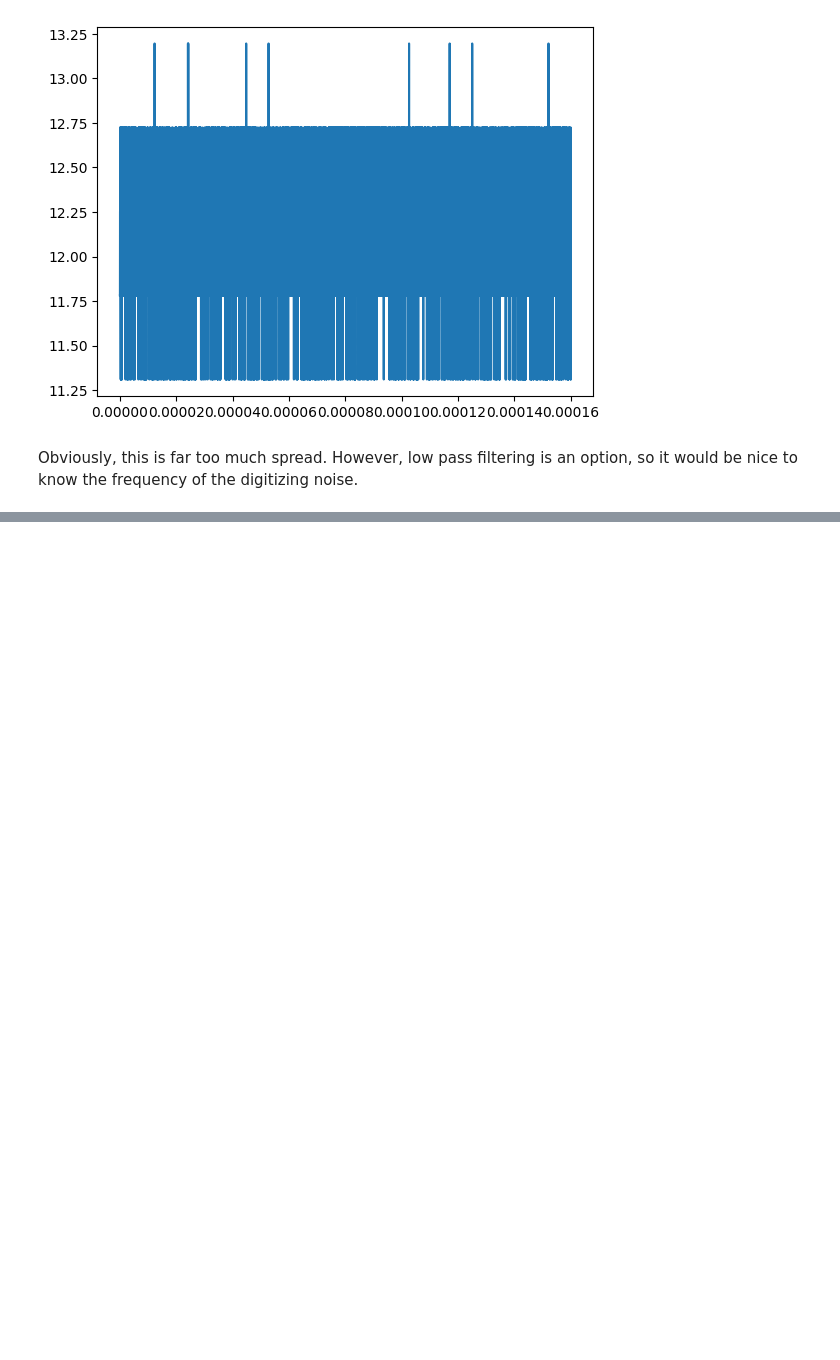
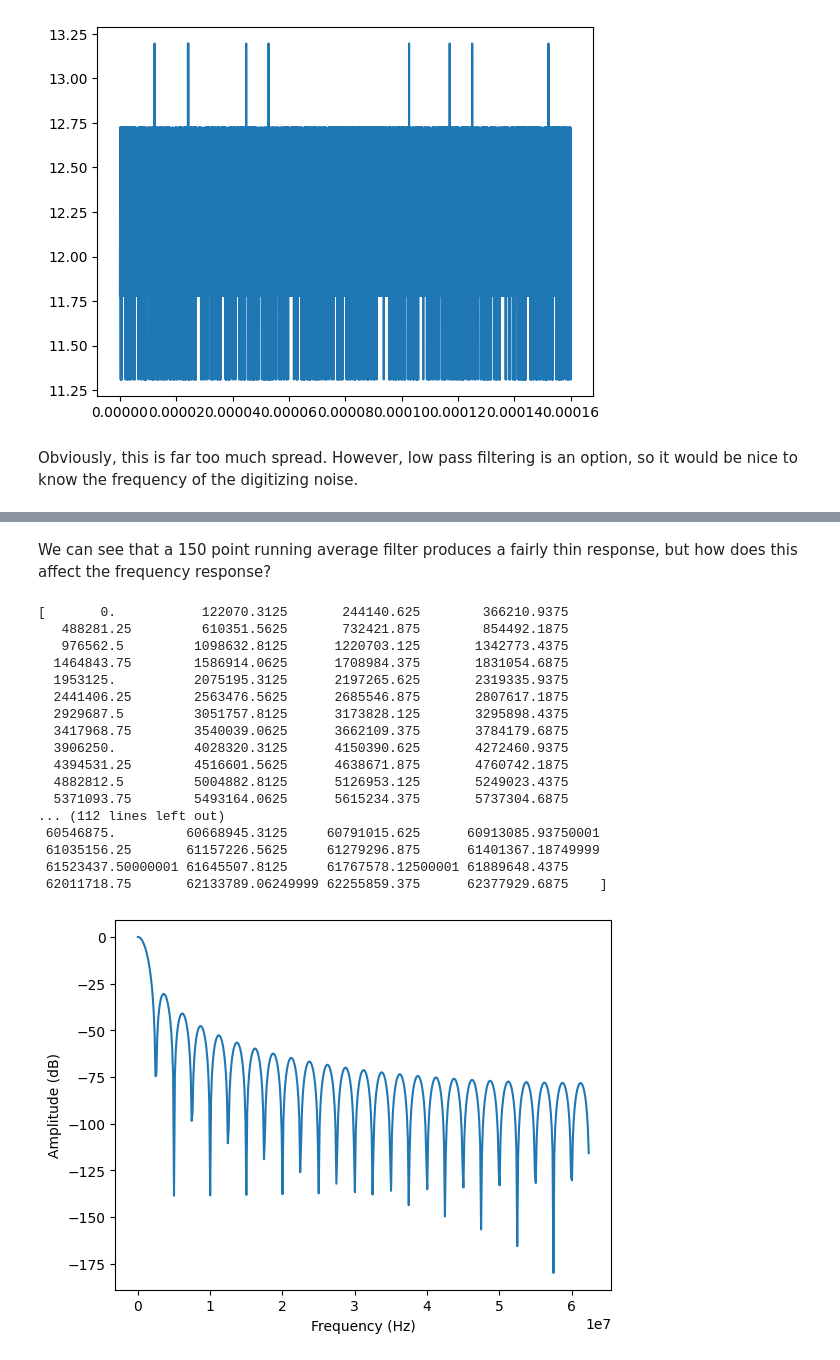
Before and after one commit to schuyler4/voltpeek, a Jupyter notebook: expierment/quantization_noise.ipynb, the cells around one changed output, grey strips where cells are left out. Cells and saved outputs as stored; diff of their text form; code cells hidden in the pictures; blank space fills up the shorter version.

```diff
--- a/expierment/quantization_noise.ipynb
+++ b/expierment/quantization_noise.ipynb
@@ -51,0 +69,31 @@ plt.show()
+# %% [markdown]
+We can see that a 150 point running average filter produces a fairly thin response, but how does this affect the frequency response?
+# %%
+Fs = 125e6
+w, HH = signal.freqz(hh)
+ff = (w*Fs)/(2*np.pi)
+print(ff)
+HH = 20*np.log(HH)
+plt.plot(ff, HH)
+plt.xlabel("Frequency (Hz)")
+plt.ylabel("Amplitude (dB)")
+plt.show()
+# %% [output]
+[       0.           122070.3125       244140.625        366210.9375
+   488281.25         610351.5625       732421.875        854492.1875
+   976562.5         1098632.8125      1220703.125       1342773.4375
+  1464843.75        1586914.0625      1708984.375       1831054.6875
+  1953125.          2075195.3125      2197265.625       2319335.9375
+  2441406.25        2563476.5625      2685546.875       2807617.1875
+  2929687.5         3051757.8125      3173828.125       3295898.4375
+  3417968.75        3540039.0625      3662109.375       3784179.6875
+  3906250.          4028320.3125      4150390.625       4272460.9375
+  4394531.25        4516601.5625      4638671.875       4760742.1875
+  4882812.5         5004882.8125      5126953.125       5249023.4375
+  5371093.75        5493164.0625      5615234.375       5737304.6875
+... (112 lines left out)
+ 60546875.         60668945.3125     60791015.625      60913085.93750001
+ 61035156.25       61157226.5625     61279296.875      61401367.18749999
+ 61523437.50000001 61645507.8125     61767578.12500001 61889648.4375
+ 62011718.75       62133789.06249999 62255859.375      62377929.6875    ]
+[figure, added]
```
Also changed, not shown: parts of 3 cells of this notebook, 2 other files.
